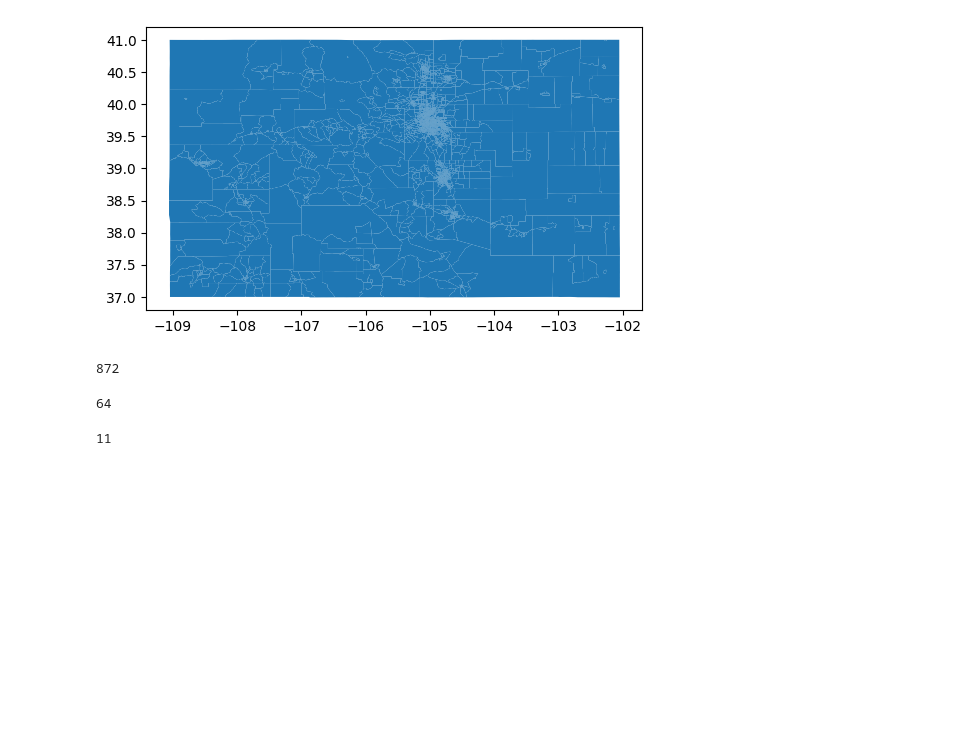
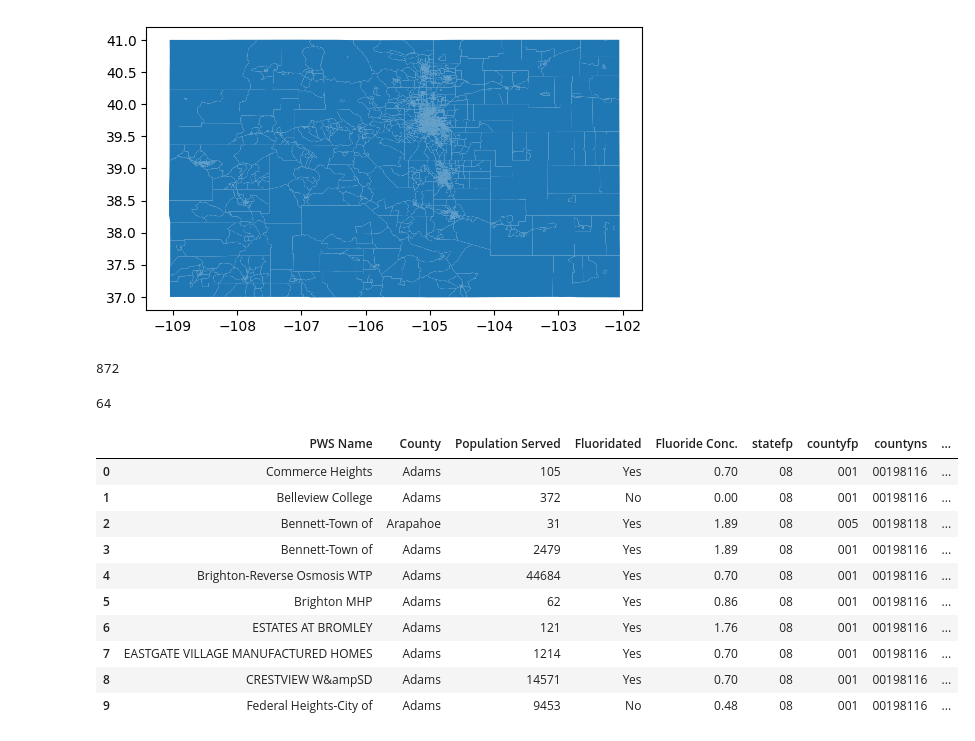
Before and after one commit to terranexum/env-rs, a Jupyter notebook: jupyter nb 1.ipynb, the cells around one changed output. Saved outputs shown, nothing was run; the diff lists cells and outputs as text; code cells hidden in the pictures; blank space fills up the shorter version.

```diff
--- a/jupyter nb 1.ipynb
+++ b/jupyter nb 1.ipynb
@@ -155,9 +155,20 @@ len(gdf)
 # %%
 # 3) use code above and assign to merged_df
 merge_df = df.merge(gdf, left_on='County', right_on='name')
+merge_df = merge_df[merge_df['Population Served'] != 0.00]
 len(merge_df)
-# merge_df.head(10)
+merge_df.head(10)
 # %% [output]
-11
+|  | PWS Name | County | Population Served | Fluoridated | Fluoride Conc. | statefp | countyfp | countyns | ... |
+| 0 | Commerce Heights | Adams | 105 | Yes | 0.70 | 08 | 001 | 00198116 | ... |
+| 1 | Belleview College | Adams | 372 | No | 0.00 | 08 | 001 | 00198116 | ... |
+| 2 | Bennett-Town of | Arapahoe | 31 | Yes | 1.89 | 08 | 005 | 00198118 | ... |
+| 3 | Bennett-Town of | Adams | 2479 | Yes | 1.89 | 08 | 001 | 00198116 | ... |
+| 4 | Brighton-Reverse Osmosis WTP | Adams | 44684 | Yes | 0.70 | 08 | 001 | 00198116 | ... |
+| 5 | Brighton MHP | Adams | 62 | Yes | 0.86 | 08 | 001 | 00198116 | ... |
+| 6 | ESTATES AT BROMLEY | Adams | 121 | Yes | 1.76 | 08 | 001 | 00198116 | ... |
+| 7 | EASTGATE VILLAGE MANUFACTURED HOMES | Adams | 1214 | Yes | 0.70 | 08 | 001 | 00198116 | ... |
+| 8 | CRESTVIEW W&ampSD | Adams | 14571 | Yes | 0.70 | 08 | 001 | 00198116 | ... |
+| 9 | Federal Heights-City of | Adams | 9453 | No | 0.48 | 08 | 001 | 00198116 | ... |
 # %%
 # 4) print merged_df to check if there's an error
```
Also changed, not shown: parts of 5 cells of this notebook, 1 other file.
